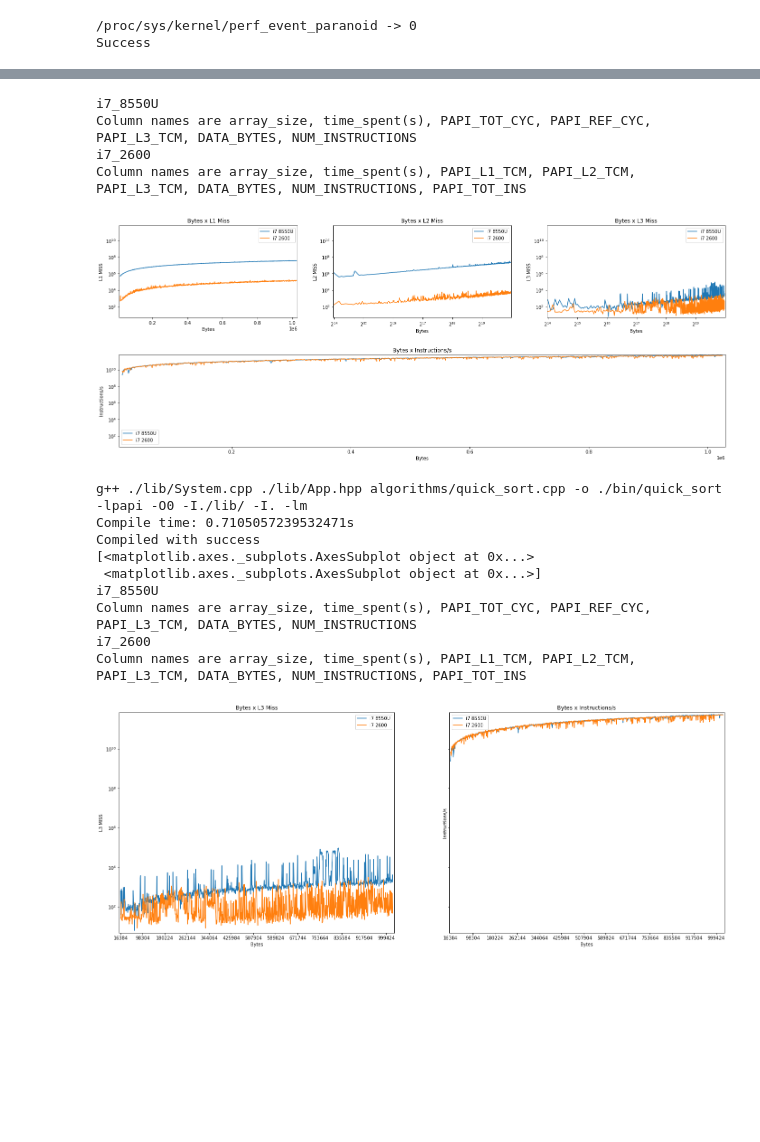
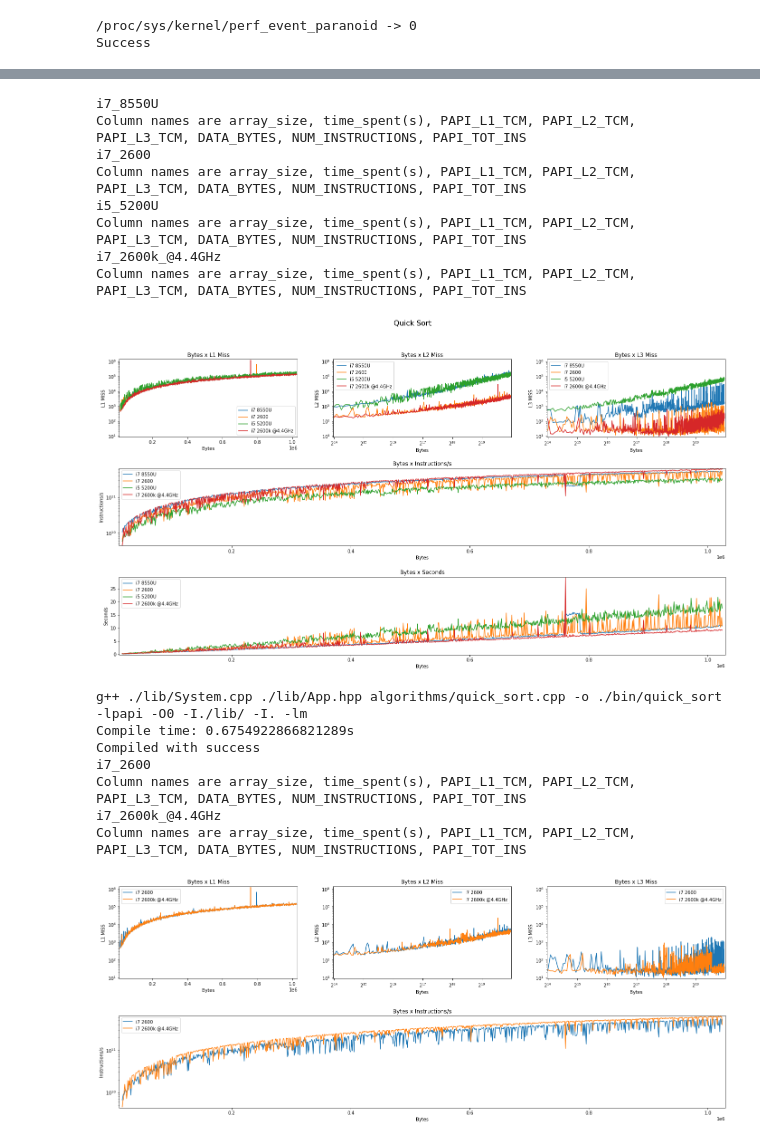
Before and after one commit to FerroEduardo/algorithms-comparison, a Jupyter notebook: program.ipynb, the cells around one changed output, grey strips where cells are left out. Drawn from its saved outputs; the diff is of its cells as text; code cells hidden in the pictures; blank space fills up the shorter version.

```diff
--- a/program.ipynb
+++ b/program.ipynb
@@ -57,12 +57,13 @@ def run(source_file, args, array_size, log=False):
 def plotData(algorithm):
     processor_list = np.array(getProcessorList())
 #     fig, axs = plt.subplots(2, 3, figsize=(24, 9), sharey='row')
-    fig =  plt.figure(figsize=(24, 9))
-    G = matplotlib.gridspec.GridSpec(2,3)
+    fig =  plt.figure(figsize=(24, 12))
+    G = matplotlib.gridspec.GridSpec(3,3)
     ax0 = plt.subplot(G[0,0])
     ax1 = plt.subplot(G[0,1], sharey=ax0)
     ax2 = plt.subplot(G[0,2], sharey=ax0)
-    ax3 = plt.subplot(G[1,:], sharey=ax0,sharex=ax0)
+    ax3 = plt.subplot(G[1,:], sharex=ax0)
+    ax4 = plt.subplot(G[2,:], sharex=ax0)
 #     print(axs)
 #     if axs.shape == (2,):
 #         axs = np.reshape(axs, (1, axs.shape[0]))
@@ -94,9 +95,8 @@ def plotData(algorithm):
                     PAPI_L3_TCM.append(int(row[4]))
                     DATA_BYTES.append(int(row[5]))
                     NUM_INSTRUCTIONS.append(int(row[6]))
-                    if len(row) > 7:
-                        PAPI_TOT_INS.append(int(row[7]))
-                        papi_instructions_per_second.append(int(row[7]) / float(row[1]))
+                    PAPI_TOT_INS.append(int(row[7]))
+                    papi_instructions_per_second.append(int(row[7]) / float(row[1]))
                     theorical_instructions_per_second.append(int(row[6]) / float(row[1]))
                     line_count += 1
 
@@ -142,6 +142,18 @@ def plotData(algorithm):
             ax3.set_xscale('linear')
 
 
+            ax4.plot(DATA_BYTES, time_spent, label=procesor.replace('_', ' '))
+            ax4.set_xlabel('Bytes')
+            ax4.set_ylabel('Seconds')
+            ax4.set_title('Bytes x Seconds')
+            ax4.margins(x=0.005, y=0.01)
+            ax4.grid()
+            ax4.legend()
+#             ax4.set_yscale('log', basey=10)
+            ax4.set_yscale('linear')
+            ax4.set_xscale('linear')
+
+
 #             axs[0][0].set_xticks(np.arange(min(DATA_BYTES), max(DATA_BYTES)+1024, min(DATA_BYTES)*5))
 #             axs[0][1].set_xticks(np.arange(min(DATA_BYTES), max(DATA_BYTES)+1024, min(DATA_BYTES)*5))
 #             axs[0][2].set_xticks(np.arange(min(DATA_BYTES), max(DATA_BYTES)+1024, min(DATA_BYTES)*5))
@@ -154,8 +166,9 @@ def plotData(algorithm):
 #     plt.legend()
 
     plt.subplots_adjust(hspace=0.4)
+    fig.suptitle(algorithm.replace('_', ' ').title(), fontsize=16)
     plt.show()
-    fig.savefig(f'./charts/{algorithm}.png', bbox_inches = 'tight')
+    fig.savefig(f'./charts/{algorithm}.png', bbox_inches = 'tight', dpi=300)
 
 def generateResultFile(filename, headers):
     data_filename = f'results/processors/{cpu_model}/result_{filename[:-4]}.txt'
@@ -203,12 +226,16 @@ Success
 # %%
-# filename = 'quick_sort.cpp'
-# plotData(filename[:-4])
+filename = 'quick_sort.cpp'
+plotData(filename[:-4])
 # %% [output]
 i7_8550U
-Column names are array_size, time_spent(s), PAPI_TOT_CYC, PAPI_REF_CYC, PAPI_L3_TCM, DATA_BYTES, NUM_INSTRUCTIONS
+Column names are array_size, time_spent(s), PAPI_L1_TCM, PAPI_L2_TCM, PAPI_L3_TCM, DATA_BYTES, NUM_INSTRUCTIONS, PAPI_TOT_INS
 i7_2600
 Column names are array_size, time_spent(s), PAPI_L1_TCM, PAPI_L2_TCM, PAPI_L3_TCM, DATA_BYTES, NUM_INSTRUCTIONS, PAPI_TOT_INS
+i5_5200U
+Column names are array_size, time_spent(s), PAPI_L1_TCM, PAPI_L2_TCM, PAPI_L3_TCM, DATA_BYTES, NUM_INSTRUCTIONS, PAPI_TOT_INS
+i7_2600k_@4.4GHz
+Column names are array_size, time_spent(s), PAPI_L1_TCM, PAPI_L2_TCM, PAPI_L3_TCM, DATA_BYTES, NUM_INSTRUCTIONS, PAPI_TOT_INS
-[figure, old version]
+[figure, new version]
 # %%
 filename = 'quick_sort.cpp'
 if compile(filename):
@@ -221,15 +248,13 @@ if compile(filename):
     plotData(filename[:-4])
 # %% [output]
 g++ ./lib/System.cpp ./lib/App.hpp algorithms/quick_sort.cpp -o ./bin/quick_sort -lpapi -O0 -I./lib/ -I. -lm
-Compile time: 0.7105057239532471s
+Compile time: 0.6754922866821289s
 Compiled with success
-[<matplotlib.axes._subplots.AxesSubplot object at 0x...>
- <matplotlib.axes._subplots.AxesSubplot object at 0x...>]
-i7_8550U
-Column names are array_size, time_spent(s), PAPI_TOT_CYC, PAPI_REF_CYC, PAPI_L3_TCM, DATA_BYTES, NUM_INSTRUCTIONS
 i7_2600
 Column names are array_size, time_spent(s), PAPI_L1_TCM, PAPI_L2_TCM, PAPI_L3_TCM, DATA_BYTES, NUM_INSTRUCTIONS, PAPI_TOT_INS
+i7_2600k_@4.4GHz
+Column names are array_size, time_spent(s), PAPI_L1_TCM, PAPI_L2_TCM, PAPI_L3_TCM, DATA_BYTES, NUM_INSTRUCTIONS, PAPI_TOT_INS
-[figure, old version]
+[figure, new version]
 # %%
 filename = 'merge_sort.cpp'
 if compile(filename):
```
Also changed, not shown: parts of 2 cells of this notebook.
